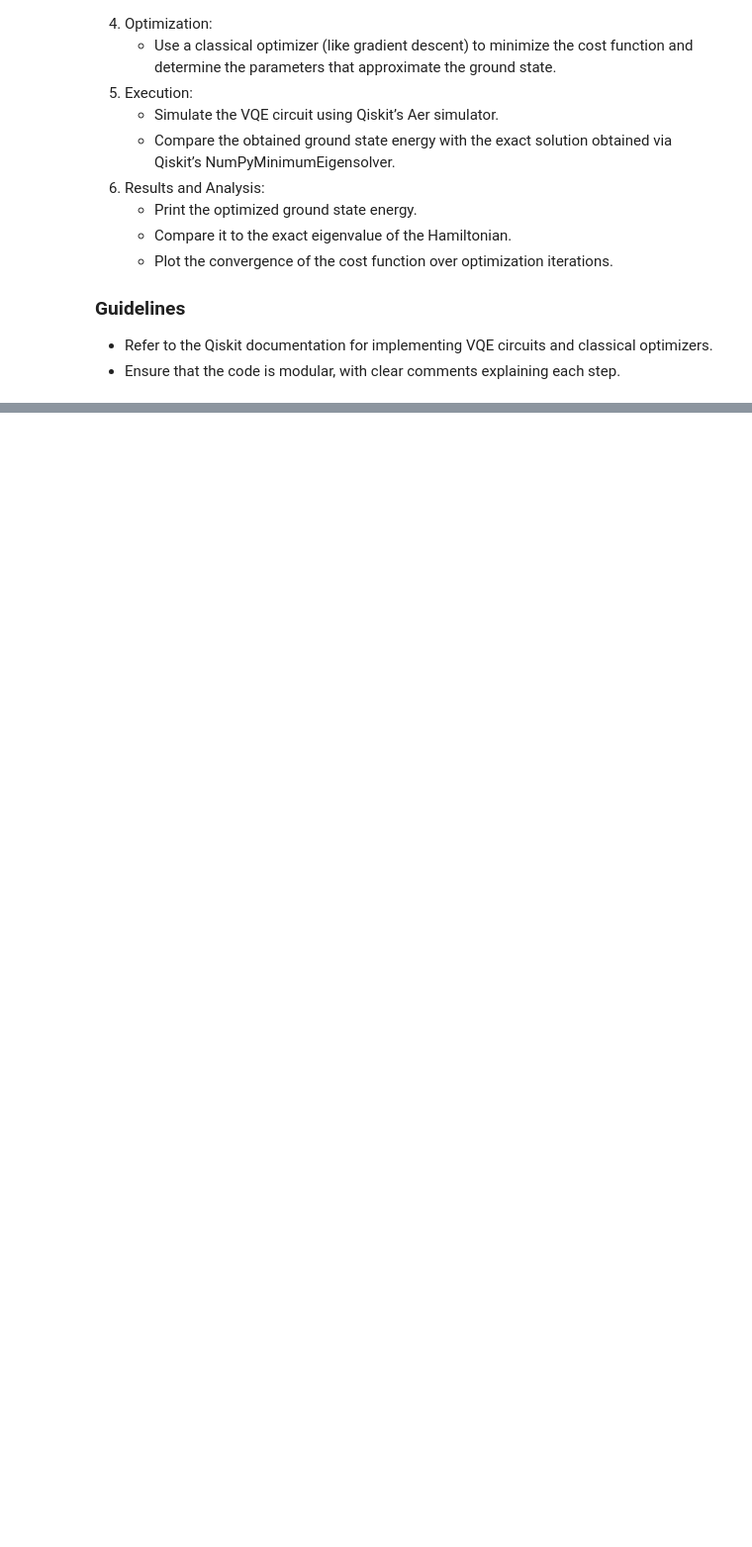
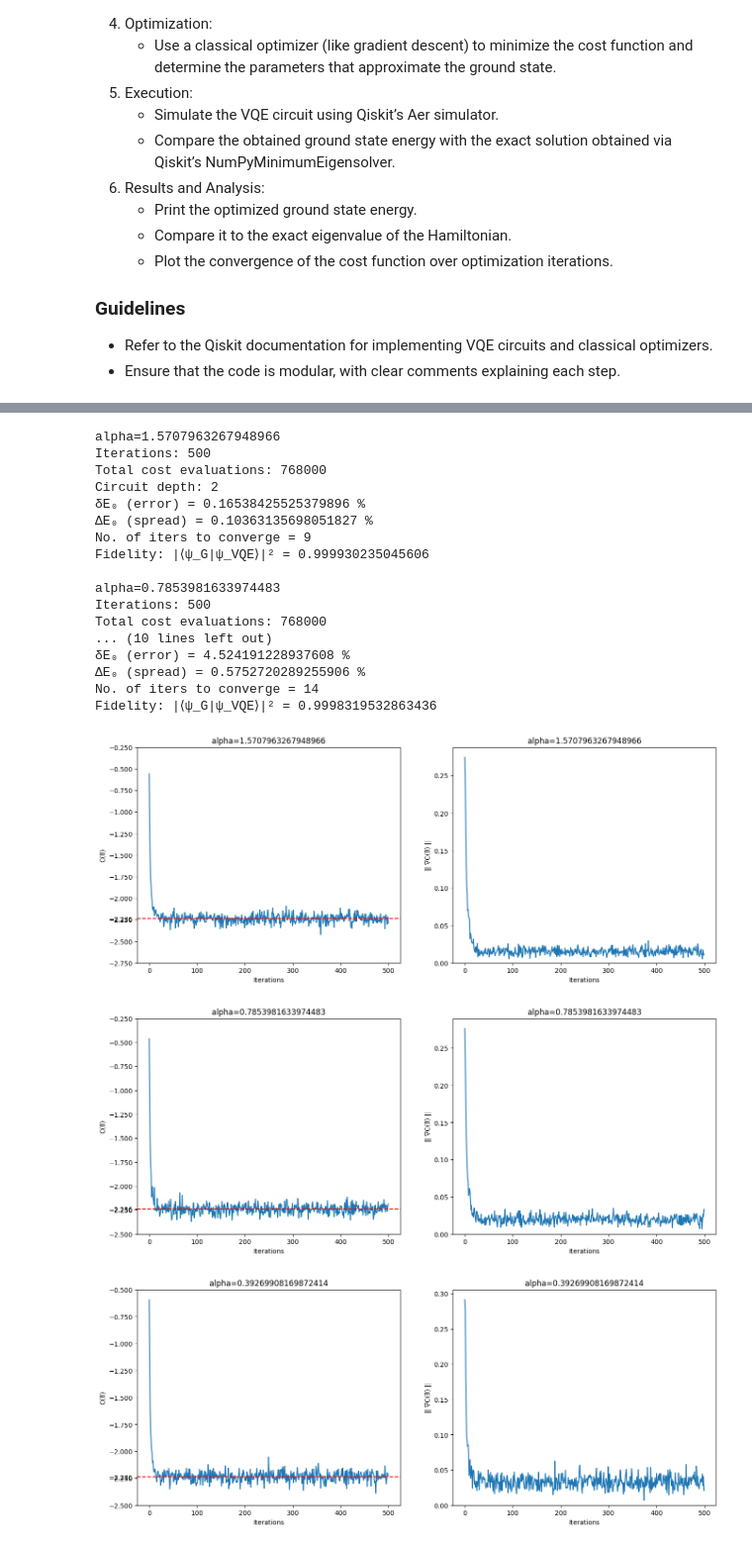
Before and after one commit to sushantpadha/intro_to_qml, a Jupyter notebook: week2.ipynb, the cells around one changed output, grey strips where cells are left out. Shown at 99% size. Cells and saved outputs as stored; diff of their text form; code cells hidden in the pictures; blank space fills up the shorter version.

```diff
--- a/week2.ipynb
+++ b/week2.ipynb
@@ -279,0 +648,29 @@ plt.show()
+# %%
+vars22 = {
+    "alpha": np.pi / np.array([2, 4, 8])
+}
+
+results22 = grid_search_vqe(options, vars22)
+
+# takes ~5 min on local
+# %% [output]
+alpha=1.5707963267948966
+Iterations: 500
+Total cost evaluations: 768000
+Circuit depth: 2
+δE₀ (error) = 0.16538425525379896 %
+ΔE₀ (spread) = 0.10363135698051827 %
+No. of iters to converge = 9
+Fidelity: |⟨ψ_G|ψ_VQE⟩|² = 0.999930235045606
+
+alpha=0.7853981633974483
+Iterations: 500
+Total cost evaluations: 768000
+... (10 lines left out)
+δE₀ (error) = 4.524191228937608 %
+ΔE₀ (spread) = 0.5752720289255906 %
+No. of iters to converge = 14
+Fidelity: |⟨ψ_G|ψ_VQE⟩|² = 0.9998319532863436
+[figure, added]
+[figure, added]
+[figure, added]
```
Also changed, not shown: parts of 33 cells of this notebook, 3 other files.
